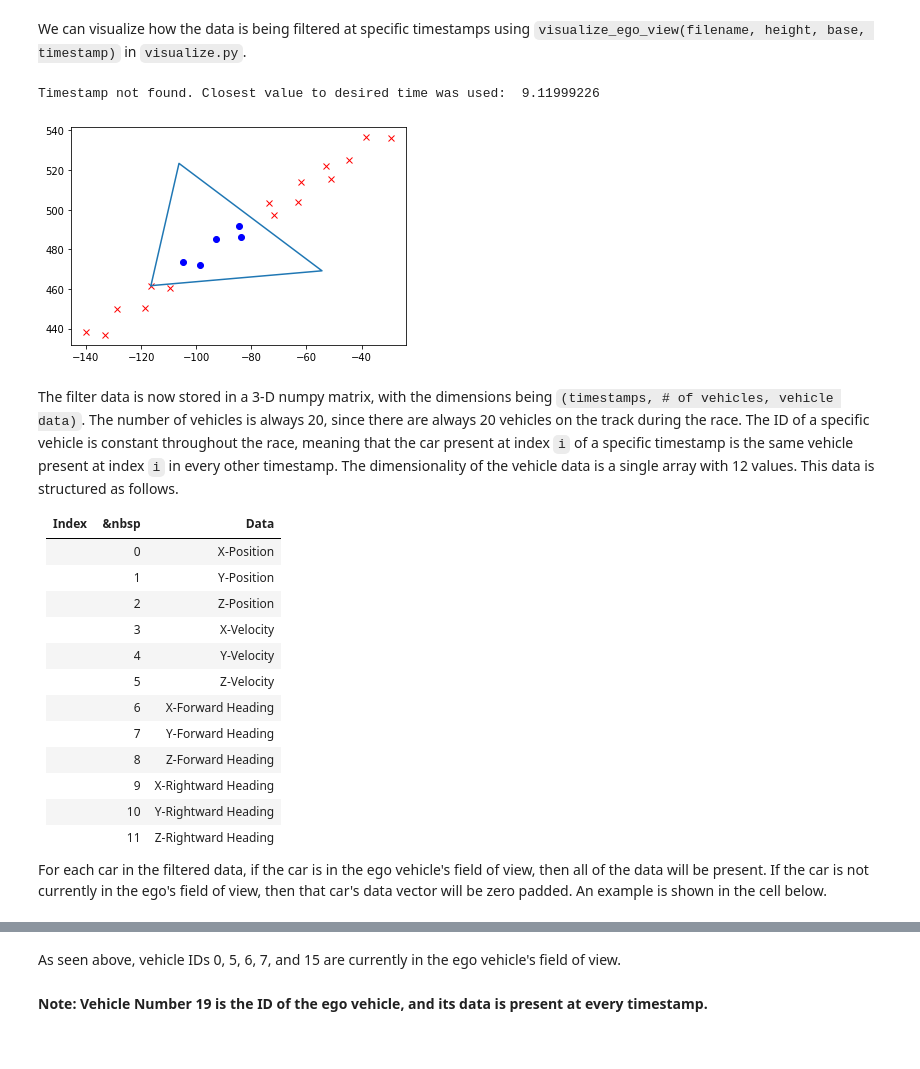
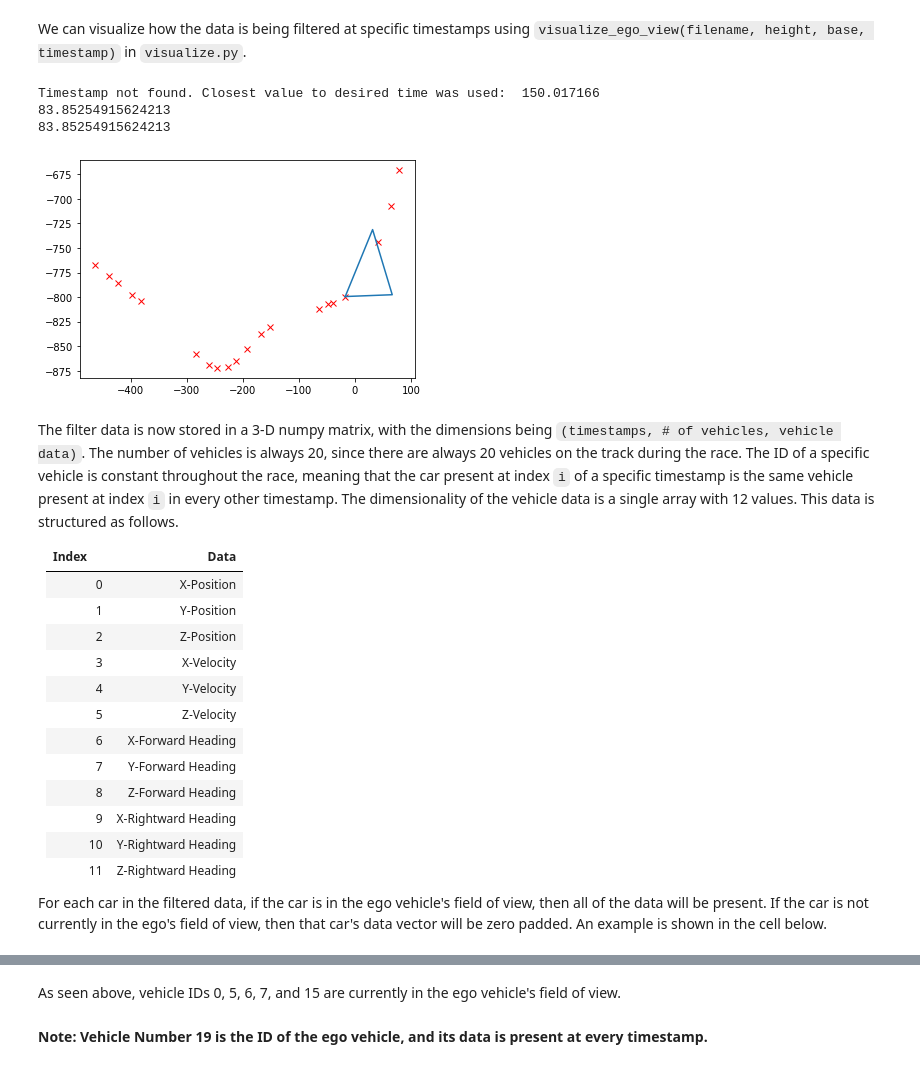
Before and after one commit to linklab-uva/deepracing-state-estimation, a Jupyter notebook: project_walkthrough.ipynb, the cells around one changed output, grey strips where cells are left out. Cells and saved outputs as stored; diff of their text form; code cells hidden in the pictures.

```diff
--- a/project_walkthrough.ipynb
+++ b/project_walkthrough.ipynb
@@ -22,25 +22,27 @@ Pickle file already exists
 
 Now that we have read the necessary data from the UDP packet dataset, we can filter the data to only show which cars are in the ego vehicle's field of view using `filter_data_in_view(filename, height, base)` in `preprocessing.py`. The field of view is represented using an outward facing isosceles triangle, where the `height` and `base` function parameters specify the height and base of the triangle.
 # %%
-from data.preprocessing import filter_data_in_view
+from preprocessing import filter_data_in_view
 
-height = 50 # in meters
+height = 75 # in meters
 base = 75 # in meters
 filtered_data = filter_data_in_view(filename, height, base)
 # %% [markdown]
 We can visualize how the data is being filtered at specific timestamps using `visualize_ego_view(filename, height, base, timestamp)` in `visualize.py`.
 # %%
-from data.visualize import visualize_ego_view
+from visualize import visualize_ego_view
 
-timestamp = 9.119  # session time in seconds
+timestamp = 150  # session time in seconds (doesn't need to be exact)
 visualize_ego_view(filename, height, base, timestamp)
 # %% [output]
-Timestamp not found. Closest value to desired time was used:  9.11999226
+Timestamp not found. Closest value to desired time was used:  150.017166
+83.85254915624213
+83.85254915624213
-[figure, old version]
+[figure, new version]
 # %% [markdown]
 The filter data is now stored in a 3-D numpy matrix, with the dimensions being `(timestamps, # of vehicles, vehicle data)`. The number of vehicles is always 20, since there are always 20 vehicles on the track during the race. The ID of a specific vehicle is constant throughout the race, meaning that the car present at index `i` of a specific timestamp is the same vehicle present at index `i` in every other timestamp. The dimensionality of the vehicle data is a single array with 12 values. This data is structured as follows.
 
-| Index  &nbsp;&nbsp;&nbsp; &nbsp |         Data        |
+| Index  &nbsp;&nbsp;&nbsp;&nbsp; |         Data        |
 | ------                          | :------------------ |
 | 0                               | X-Position          |
 | 1                               | Y-Position          |
```
Also changed, not shown: parts of 2 cells of this notebook.
